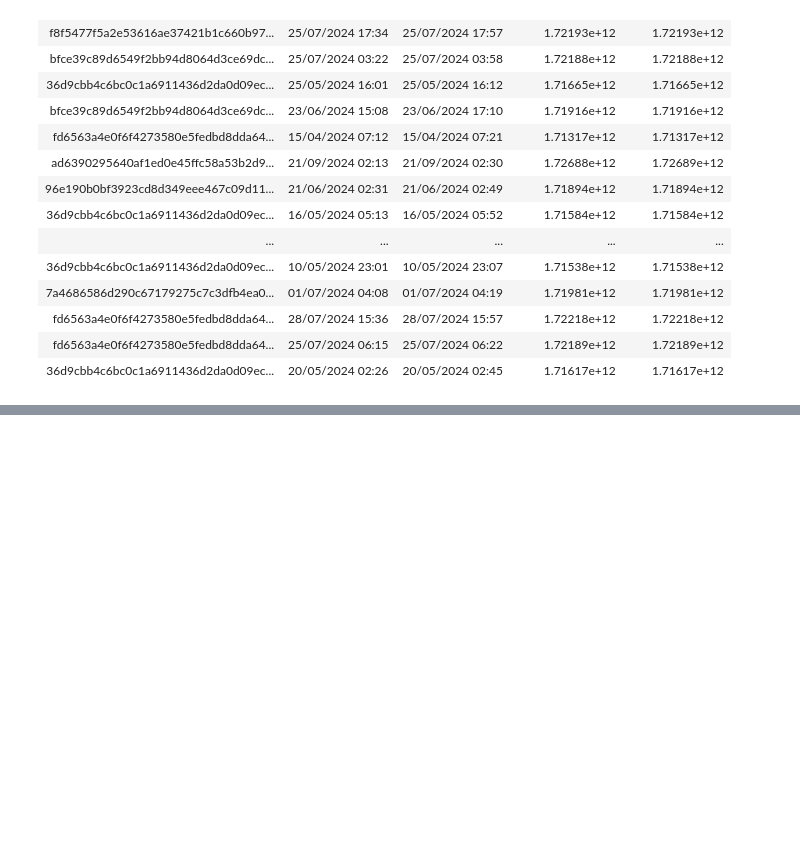
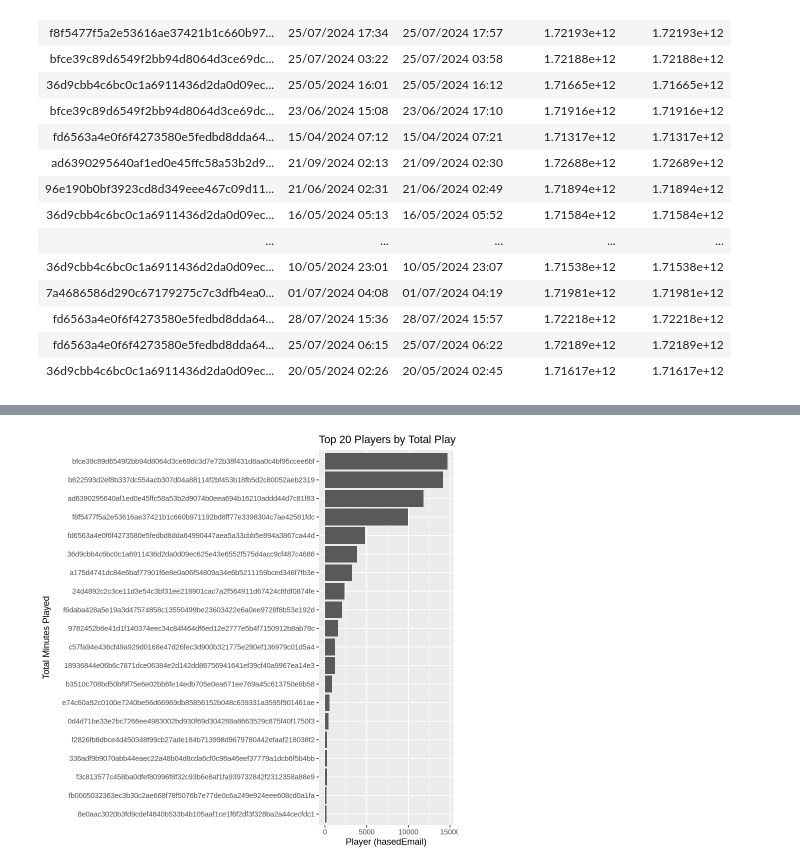
Before and after one commit to yeesmn/dsci-100-2025w1-group-24, a Jupyter notebook: data_science_project(planning_stage).ipynb, the cells around one changed output, grey strips where cells are left out. Cells and saved outputs as stored; diff of their text form; code cells hidden in the pictures; blank space fills up the shorter version.

Commit message:
I finished report part
Following the steps of Data description, Questions, Exploratory Data Analysis and Visualization, and Methods and Plan

```diff
--- a/data_science_project(planning_stage).ipynb
+++ b/data_science_project(planning_stage).ipynb
@@ -74,3 +65,9 @@ A spec_tbl_df: 1535 × 5
 | fd6563a4e0f6f4273580e5fedbd8dda64... | 28/07/2024 15:36 | 28/07/2024 15:57 | 1.72218e+12 | 1.72218e+12 |
 | fd6563a4e0f6f4273580e5fedbd8dda64... | 25/07/2024 06:15 | 25/07/2024 06:22 | 1.72189e+12 | 1.72189e+12 |
 | 36d9cbb4c6bc0c1a6911436d2da0d09ec... | 20/05/2024 02:26 | 20/05/2024 02:45 | 1.71617e+12 | 1.71617e+12 |
+# %%
+sessions <- sessions |>
+    mutate(start_time = dmy_hm(start_time),
+           end_time = dmy_hm(end_time))
+
+sessions
@@ -76,0 +94,5 @@ A spec_tbl_df: 1535 × 5
+# %%
+sessions_playtime <- sessions |>
+    mutate(play_time = as.numeric(difftime(end_time, start_time)))
+
+sessions_playtime
@@ -76,0 +119,23 @@ A spec_tbl_df: 1535 × 5
+# %%
+player_playtime <- sessions_playtime |>
+    group_by(hashedEmail) |>
+    summarize(total_minutes = sum(play_time, na.rm = TRUE)) |>
+    arrange(desc(total_minutes))
+
+
+top20_player_ids <- player_playtime |>
+    slice(1:20) |>
+    pull(hashedEmail)
+
+top20_players <- players |>
+    filter(hashedEmail %in% top20_player_ids)
+
+top20_players
+
+player_avg_age <- players |>
+    summarise(mean_age = round(mean(Age, na.rm = TRUE), 2))
+
+player_avg_played_hours <- players |>
+    summarise(mean_played_hours = round(mean(played_hours, na.rm = TRUE), 2))
+player_avg_age
+player_avg_played_hours
@@ -76,0 +246,13 @@ A spec_tbl_df: 1535 × 5
+# %%
+
+top_20_session_playtime <- player_playtime |>
+    slice(1:20)
+top_20_player_total_playtime <- top_20_session_playtime |>
+    ggplot(aes(x = total_minutes, y = reorder(hashedEmail, total_minutes))) +
+    geom_bar(stat = "identity") +
+    labs(title = "Top 20 Players by Total Play Time",
+        x = "Total Minutes Played",
+        y = "Player (hasedEmail)")
+top_20_player_total_playtime
+# %% [output]
+[figure, added]
```
Also changed, not shown: parts of 26 cells of this notebook.
